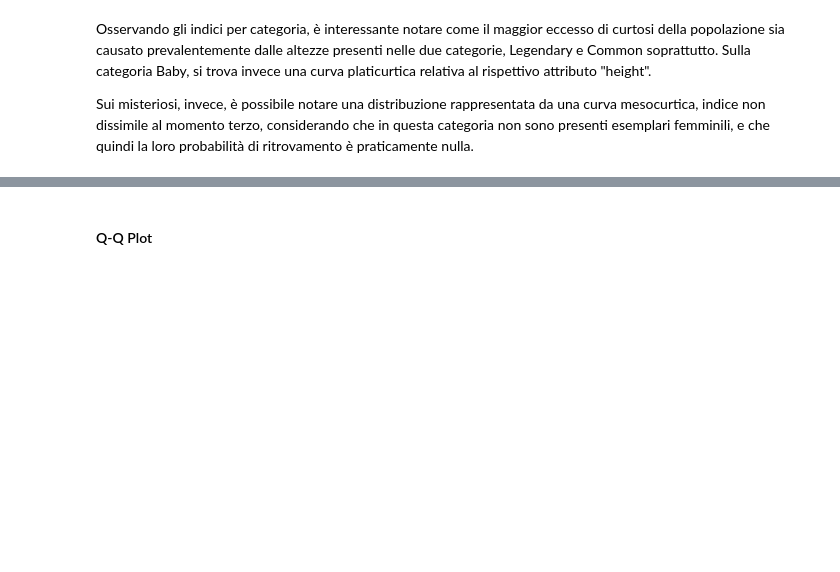
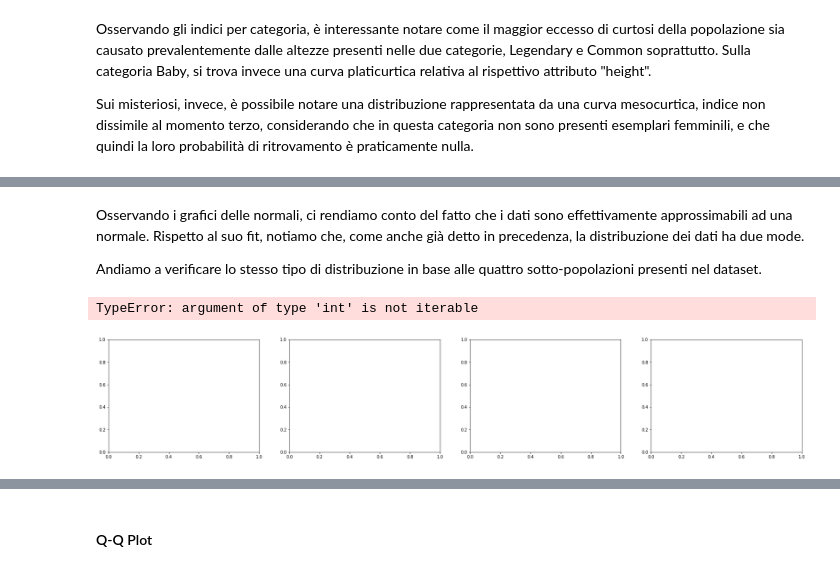
Before and after one commit to nebuchadneZZar01/DA_project, a Jupyter notebook: pokebook.ipynb, the cells around one changed output, grey strips where cells are left out. Cells and saved outputs as stored; diff of their text form; code cells hidden in the pictures; blank space fills up the shorter version.

```diff
--- a/pokebook.ipynb
+++ b/pokebook.ipynb
@@ -821,0 +838,28 @@ Sui misteriosi, invece, è possibile notare una distribuzione rappresentata da u
+# %% [markdown]
+Osservando i grafici delle normali, ci rendiamo conto del fatto che i dati sono effettivamente approssimabili ad una normale. Rispetto al suo fit, notiamo che, come anche già detto in precedenza, la distribuzione dei dati ha due mode.
+
+Andiamo a verificare lo stesso tipo di distribuzione in base alle quattro sotto-popolazioni presenti nel dataset.
+# %%
+sample_common = common[stats].sum(1)
+sample_leg = leg[stats].sum(1)
+sample_baby = baby[stats].sum(1)
+sample_myth = myth[stats].sum(1)
+
+samples = [sample_common, sample_baby, sample_leg, sample_myth]
+axes = [ax0,ax1,ax2,ax3]
+
+fig, axes = plt.subplots(1, 4, figsize=(30, 5))
+s = 0
+ax = 0
+while s < len(samples) and ax < len(axes):
+    pd.Series(samples[s]).plot.density(ax=axes[ax], grid=True, title="Sum of stats in " + subpops[s])
+    g=norm(*norm.fit(samples[s]))
+    x=np.linspace(samples[s].min(),samples[s].max(),100)
+    axes[ax].plot(x,g.pdf(x))
+    axes[ax].legend(['sample','fit'])
+
+    s += 1
+    ax += 1
+# %% [output]
+TypeError: argument of type 'int' is not iterable
+[figure, added]
```
Also changed, not shown: parts of 11 cells of this notebook.
